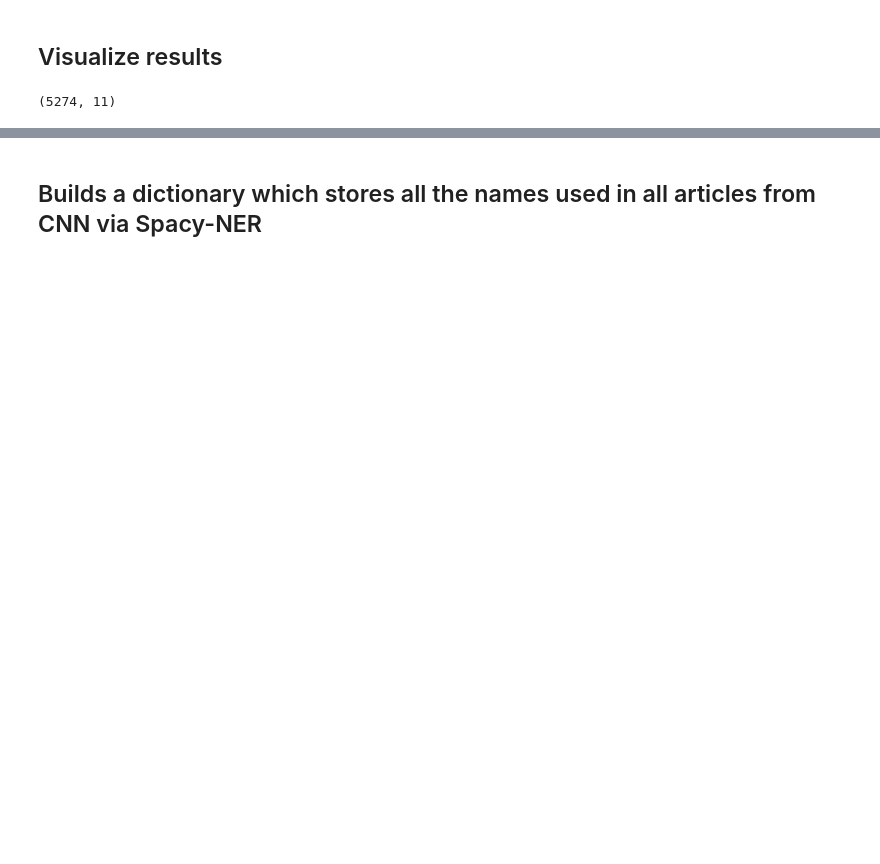
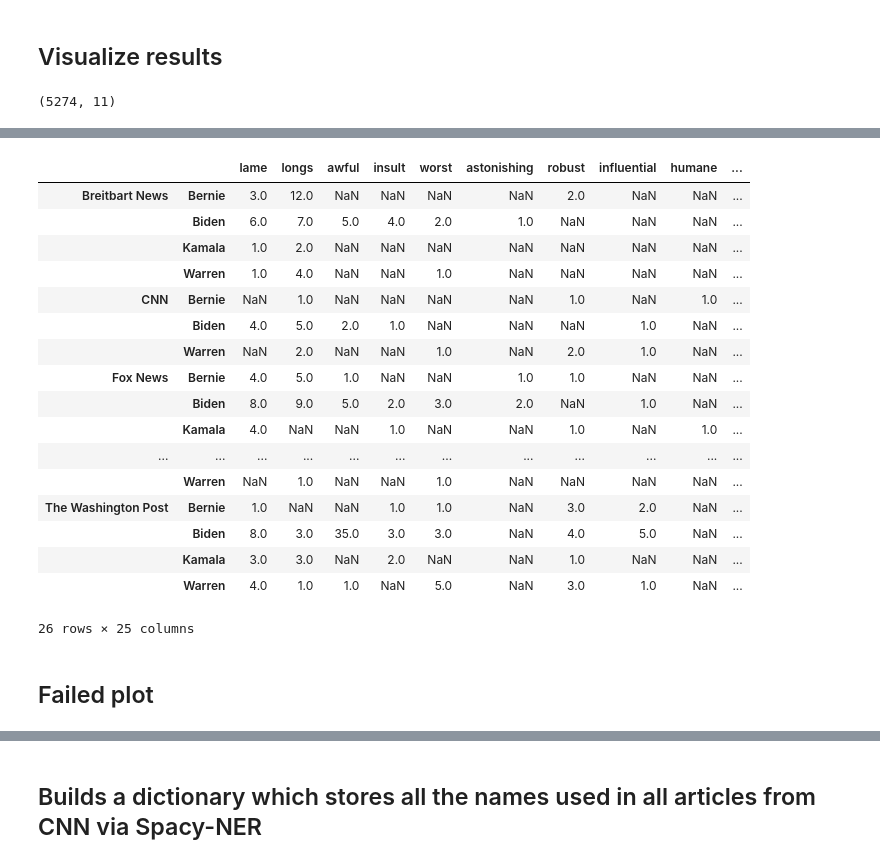
Before and after one commit to mburke65/Data_698_Final, a Jupyter notebook: code/naive_sent_analysis.ipynb, the cells around one changed output, grey strips where cells are left out. Cells and saved outputs as stored; diff of their text form; code cells hidden in the pictures; blank space fills up the shorter version.

```diff
--- a/code/naive_sent_analysis.ipynb
+++ b/code/naive_sent_analysis.ipynb
@@ -160,3 +264,33 @@ new_df
+# %%
+new_df2= pd.DataFrame.from_dict({(i,j): all_words_counts[i][j]
+                           for i in all_words_counts.keys()
+                           for j in all_words_counts[i].keys()},
+                       orient='index')
+
+#new_df['Percent_positive'] =   new_df['pos']/(new_df['pos']+new_df['neg'])
+new_df2
+##new_df2.to_csv("word_freq_counts.csv")
+# %% [output]
+|  |  | lame | longs | awful | insult | worst | astonishing | robust | influential | humane | ... |
+| Breitbart News | Bernie | 3.0 | 12.0 | NaN | NaN | NaN | NaN | 2.0 | NaN | NaN | ... |
+|  | Biden | 6.0 | 7.0 | 5.0 | 4.0 | 2.0 | 1.0 | NaN | NaN | NaN | ... |
+|  | Kamala | 1.0 | 2.0 | NaN | NaN | NaN | NaN | NaN | NaN | NaN | ... |
+|  | Warren | 1.0 | 4.0 | NaN | NaN | 1.0 | NaN | NaN | NaN | NaN | ... |
+| CNN | Bernie | NaN | 1.0 | NaN | NaN | NaN | NaN | 1.0 | NaN | 1.0 | ... |
+|  | Biden | 4.0 | 5.0 | 2.0 | 1.0 | NaN | NaN | NaN | 1.0 | NaN | ... |
+|  | Warren | NaN | 2.0 | NaN | NaN | 1.0 | NaN | 2.0 | 1.0 | NaN | ... |
+| Fox News | Bernie | 4.0 | 5.0 | 1.0 | NaN | NaN | 1.0 | 1.0 | NaN | NaN | ... |
+|  | Biden | 8.0 | 9.0 | 5.0 | 2.0 | 3.0 | 2.0 | NaN | 1.0 | NaN | ... |
+|  | Kamala | 4.0 | NaN | NaN | 1.0 | NaN | NaN | 1.0 | NaN | 1.0 | ... |
+| ... | ... | ... | ... | ... | ... | ... | ... | ... | ... | ... | ... |
+|  | Warren | NaN | 1.0 | NaN | NaN | 1.0 | NaN | NaN | NaN | NaN | ... |
+| The Washington Post | Bernie | 1.0 | NaN | NaN | 1.0 | 1.0 | NaN | 3.0 | 2.0 | NaN | ... |
+|  | Biden | 8.0 | 3.0 | 35.0 | 3.0 | 3.0 | NaN | 4.0 | 5.0 | NaN | ... |
+|  | Kamala | 3.0 | 3.0 | NaN | 2.0 | NaN | NaN | 1.0 | NaN | NaN | ... |
+|  | Warren | 4.0 | 1.0 | 1.0 | NaN | 5.0 | NaN | 3.0 | 1.0 | NaN | ... |
+26 rows × 25 columns
+# %% [markdown]
+## Failed plot
 # %%
 import matplotlib.pyplot as plt
 data=[x for x in new_df["Percent_positive"]]
```
Also changed, not shown: parts of 41 cells of this notebook.
